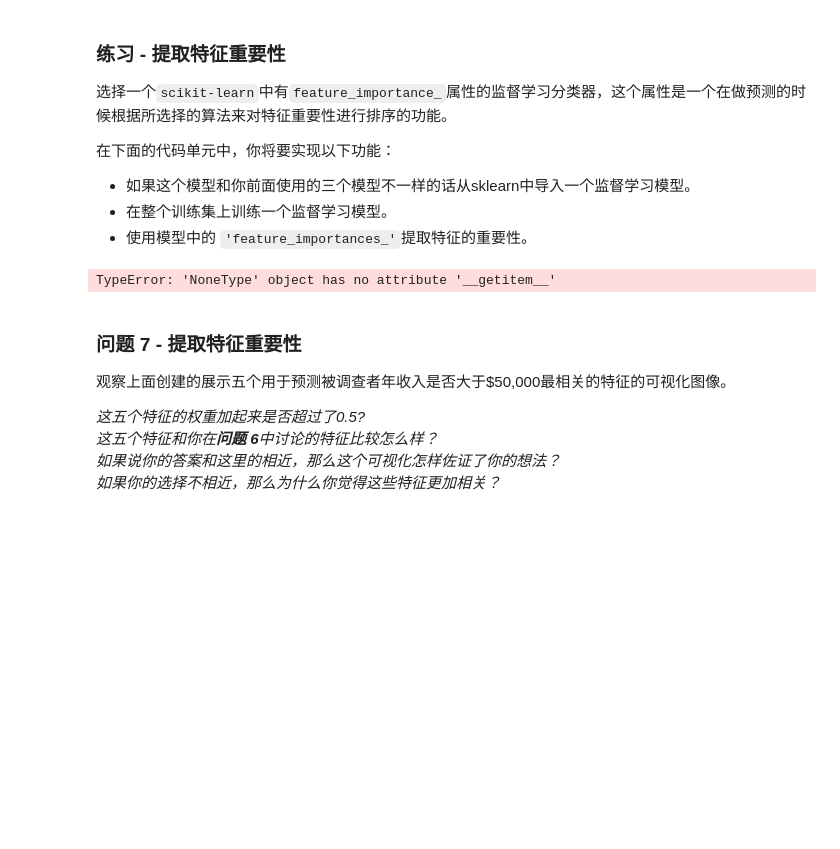
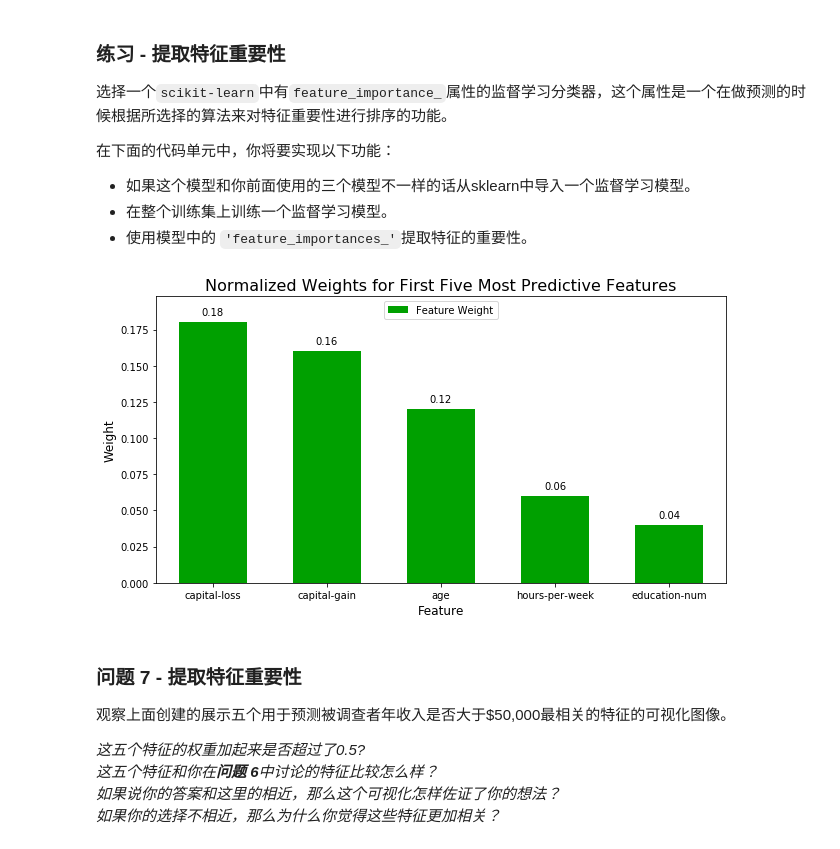
Before and after one commit to Srun01/finding_donors, a Jupyter notebook: finding_donors.ipynb, the cells around one changed output. Drawn from its saved outputs; the diff is of its cells as text; code cells hidden in the pictures; blank space fills up the shorter version.

```diff
--- a/finding_donors.ipynb
+++ b/finding_donors.ipynb
@@ -473,7 +475,7 @@ from sklearn.metrics import make_scorer
 clf = linear_model.LogisticRegression(random_state=0)
 
 # TODO：创建你希望调节的参数列表
-parameters = {"C": [1, 10, 100, 1000, 10000], "solver": ['liblinear', 'saga']}
+parameters = {"C": [1, 10,100], "solver": ['newton-cg','lbfgs','liblinear','sag','saga'],'class_weight':[None,'balanced']}
 
 # TODO：创建一个fbeta_score打分对象
 scorer = make_scorer(fbeta_score, beta=0.5)
@@ -497,6 +499,8 @@ print "F-score on validation data: {:.4f}".format(fbeta_score(y_val, predictions
 print "\nOptimized Model\n------"
 print "Final accuracy score on the validation data: {:.4f}".format(accuracy_score(y_val, best_predictions))
 print "Final F-score on the validation data: {:.4f}".format(fbeta_score(y_val, best_predictions, beta=0.5))
+
+print best_clf
 # %% [output]
 Unoptimized model
 ------
@@ -551,17 +560,19 @@ _在这十三个记录中，你认为哪五个特征对于预测是最重要的
  - 使用模型中的 `'feature_importances_'`提取特征的重要性。
 # %%
 # TODO：导入一个有'feature_importances_'的监督学习模型
+from sklearn.ensemble import AdaBoostClassifier
+# TODO：在训练集上训练一个监督学习模型
+model = AdaBoostClassifier()
 
-# TODO：在训练集上训练一个监督学习模型
-model = None
+model.fit(X_train,y_train)
 
 # TODO： 提取特征重要性
-importances = None
+importances = model.feature_importances_
 
 # 绘图
 vs.feature_plot(importances, X_train, y_train)
 # %% [output]
-TypeError: 'NoneType' object has no attribute '__getitem__'
+[figure, added]
 # %% [markdown]
 ### 问题 7 - 提取特征重要性
 观察上面创建的展示五个用于预测被调查者年收入是否大于\$50,000最相关的特征的可视化图像。
```
Also changed, not shown: parts of 15 cells of this notebook.
